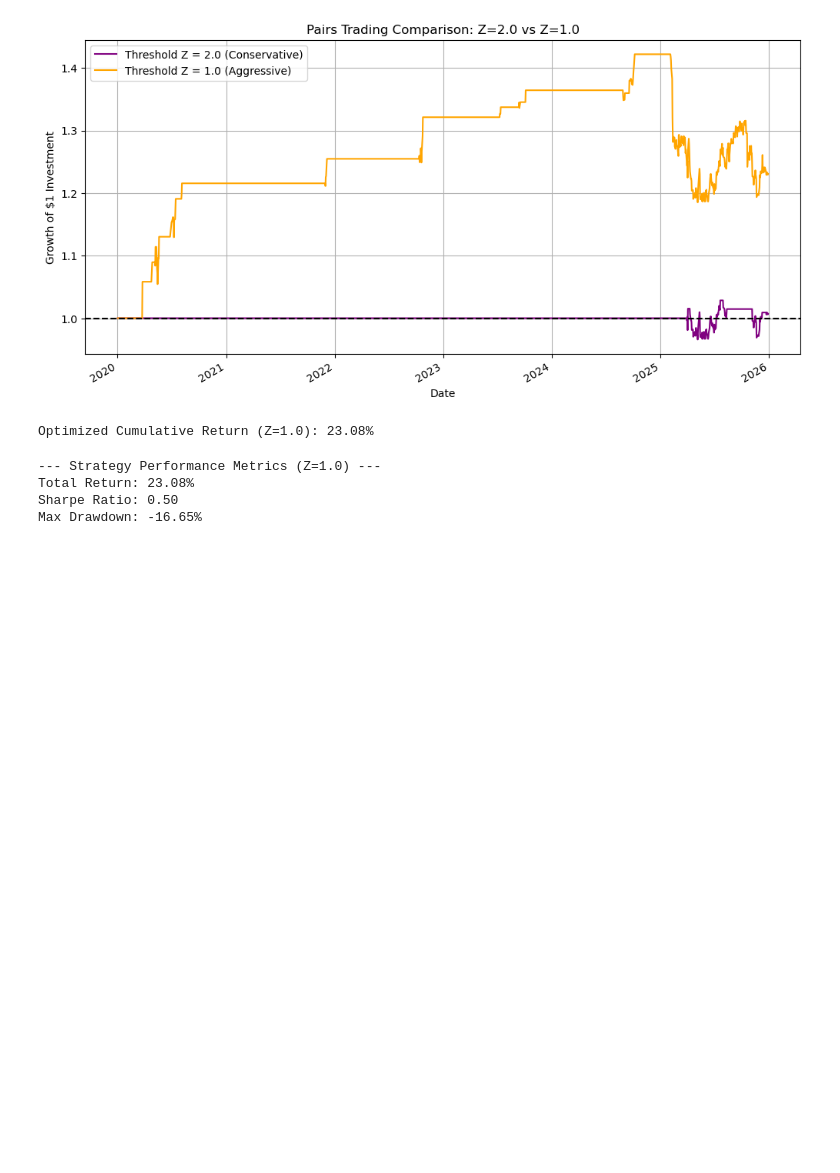
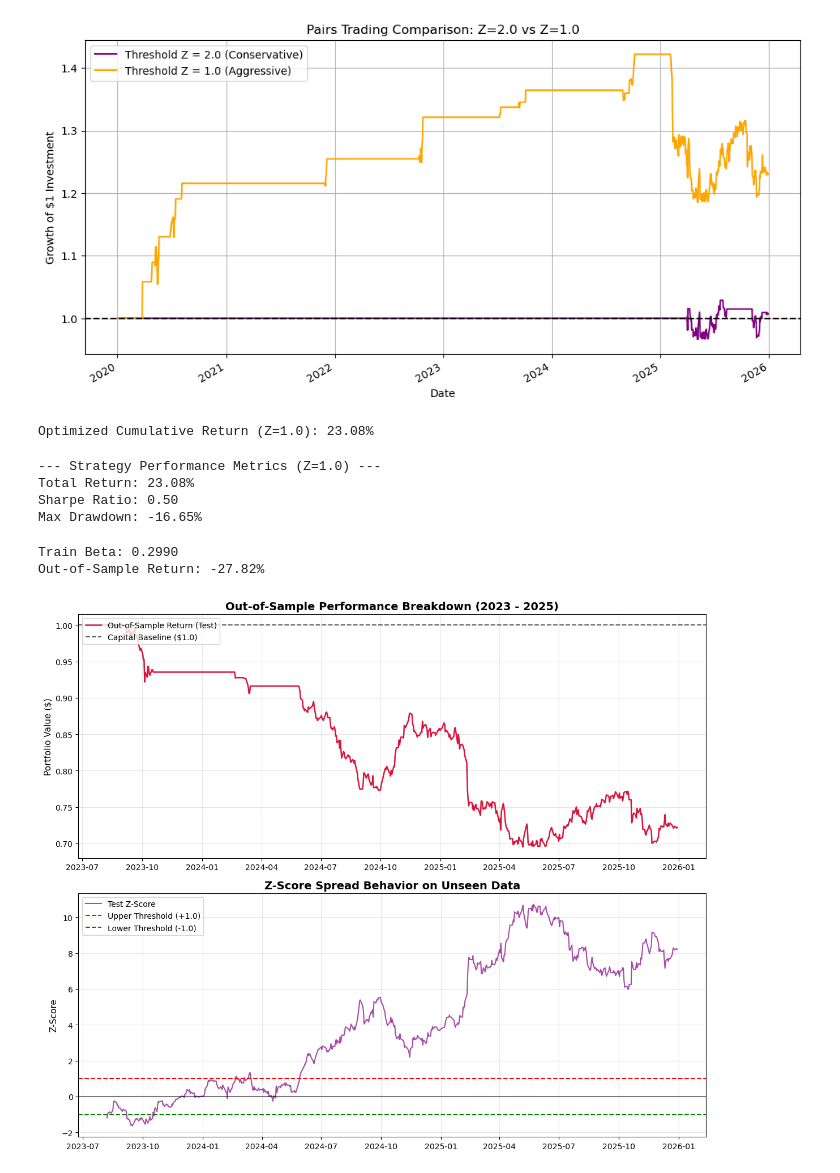
Before and after one commit to 4ammi/pairs-trading-statistical-arbitrage, a Jupyter notebook: cointegrated_pairs_trading.ipynb, the cells around one changed output. Cells and saved outputs as stored; diff of their text form; code cells hidden in the pictures; blank space fills up the shorter version.

Commit message:
Add train/test split

```diff
--- a/cointegrated_pairs_trading.ipynb
+++ b/cointegrated_pairs_trading.ipynb
@@ -214,3 +214,64 @@ print(f"Max Drawdown: {max_drawdown:.2f}%")
 Total Return: 23.08%
 Sharpe Ratio: 0.50
 Max Drawdown: -16.65%
+# %%
+# 1. Разделение на Train (60%) и Test (40%)
+train_size = int(len(df) * 0.6)
+train_df = df.iloc[:train_size].copy()
+test_df = df.iloc[train_size:].copy()
+
+# 2. Обучение OLS ТОЛЬКО на Train data
+X_train = sm.add_constant(train_df['PEP'])
+model_train = sm.OLS(train_df['KO'], X_train).fit()
+beta_train = model_train.params['PEP']
+
+# 3. Применение Beta к Test data (Out-of-Sample)
+test_df['Spread'] = test_df['KO'] - beta_train * test_df['PEP']
+test_df['Mean'] = train_df['Spread'].mean()  # Среднее берем из TRAIN!
+test_df['Std'] = train_df['Spread'].std()    # Std берем из TRAIN!
+test_df['Z_Score'] = (test_df['Spread'] - test_df['Mean']) / test_df['Std']
+
+# 4. Простой бэктест на Test data (Z = 1.0)
+test_df['Position_KO'] = 0
+test_df.loc[test_df['Z_Score'] > 1.0, 'Position_KO'] = -1
+test_df.loc[test_df['Z_Score'] < -1.0, 'Position_KO'] = 1
+test_df.loc[abs(test_df['Z_Score']) < 0.2, 'Position_KO'] = 0
+test_df['Position_KO'] = test_df['Position_KO'].ffill().fillna(0)
+
+test_df['KO_Returns'] = test_df['KO'].pct_change()
+test_df['PEP_Returns'] = test_df['PEP'].pct_change()
+test_df['Strategy_Returns'] = test_df['Position_KO'] * (test_df['KO_Returns'] - beta_train * test_df['PEP_Returns'])
+test_df['OOS_Cumulative_Returns'] = (1 + test_df['Strategy_Returns']).cumprod()
+
+print(f"Train Beta: {beta_train:.4f}")
+print(f"Out-of-Sample Return: {(test_df['OOS_Cumulative_Returns'].iloc[-1] - 1) * 100:.2f}%")
+# %% [output]
+Train Beta: 0.2990
+Out-of-Sample Return: -27.82%
+# %%
+import matplotlib.pyplot as plt
+
+fig, axes = plt.subplots(2, 1, figsize=(12, 10), sharex=False)
+
+# График 1: Out-of-Sample Накопленная Доходность (OOS Return)
+axes[0].plot(test_df.index, test_df['OOS_Cumulative_Returns'], color='crimson', linewidth=1.8, label='Out-of-Sample Return (Test)')
+axes[0].axhline(1.0, color='black', linestyle='--', alpha=0.6, label='Capital Baseline ($1.0)')
+axes[0].set_title('Out-of-Sample Performance Breakdown (2023 - 2025)', fontsize=14, fontweight='bold')
+axes[0].set_ylabel('Portfolio Value ($)', fontsize=11)
+axes[0].legend(loc='upper left')
+axes[0].grid(True, alpha=0.3)
+
+# График 2: Z-Score спреда на Test периоде и линии входа
+axes[1].plot(test_df.index, test_df['Z_Score'], color='purple', alpha=0.7, label='Test Z-Score')
+axes[1].axhline(1.0, color='red', linestyle='--', label='Upper Threshold (+1.0)')
+axes[1].axhline(-1.0, color='green', linestyle='--', label='Lower Threshold (-1.0)')
+axes[1].axhline(0, color='black', linestyle='-', alpha=0.5)
+axes[1].set_title('Z-Score Spread Behavior on Unseen Data', fontsize=14, fontweight='bold')
+axes[1].set_ylabel('Z-Score', fontsize=11)
+axes[1].legend(loc='upper left')
+axes[1].grid(True, alpha=0.3)
+
+plt.tight_layout()
+plt.show()
+# %% [output]
+[figure, added]
```
